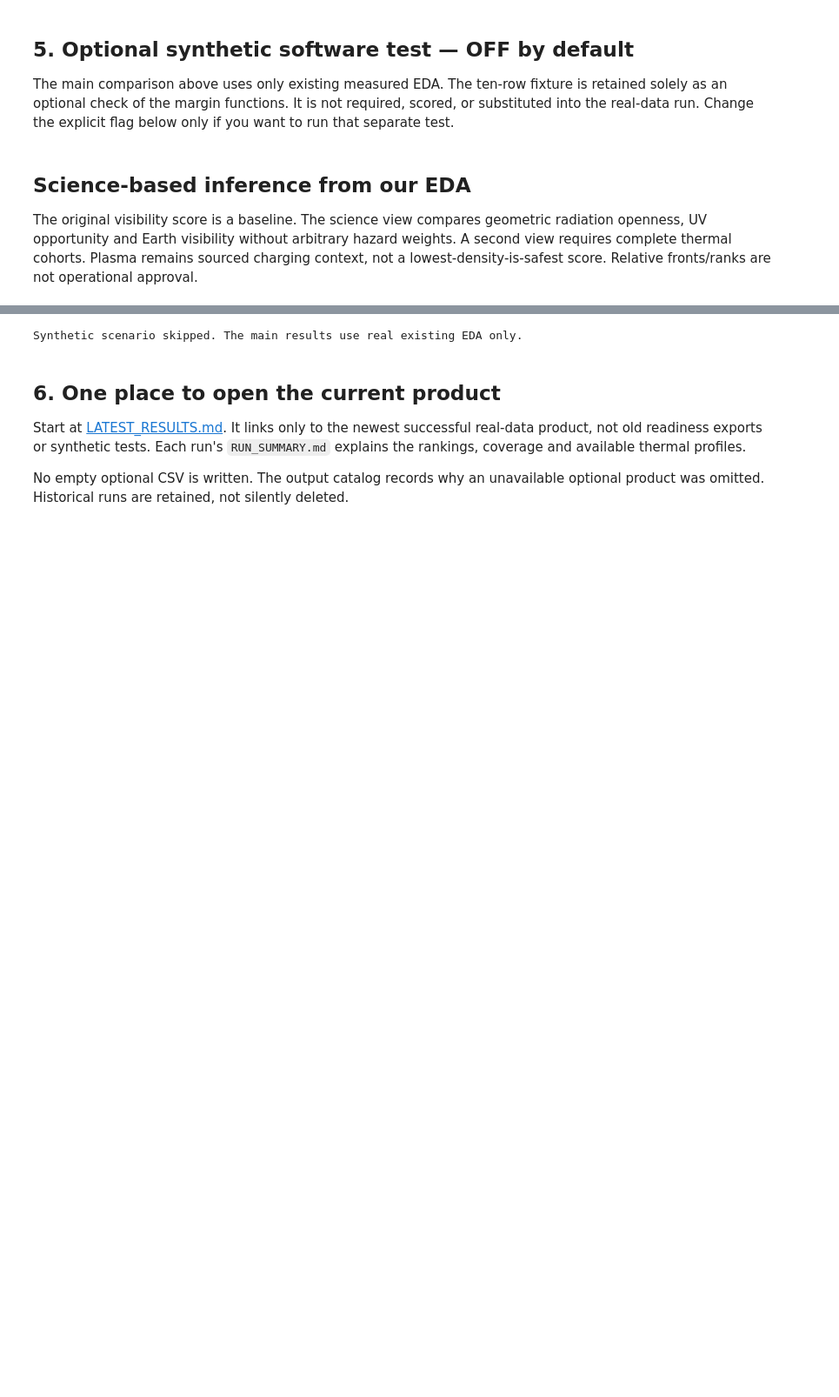
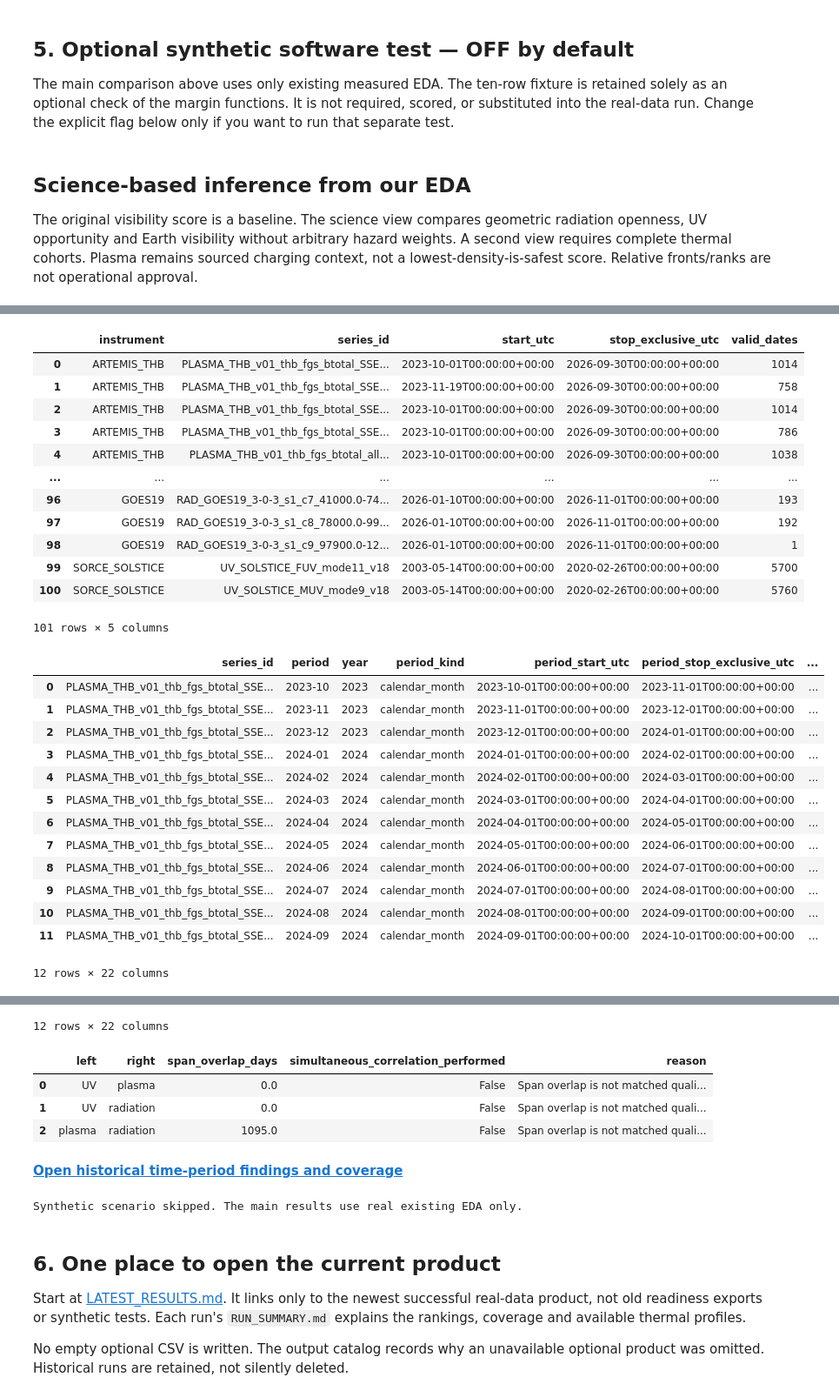
Before and after one commit to LRXA2/NASA-Space-Apps-Challenge-2026, a Jupyter notebook: darrel stuff/Pipeline_Proto/Dar_028_environment_pipeline.ipynb, the cells around one changed output, grey strips where cells are left out. Shown at 87% size. Drawn from its saved outputs; the diff is of its cells as text; code cells hidden in the pictures; blank space fills up the shorter version.

Commit message:
[Env Time point] - Updated EDA and pipeline with Time period

```diff
--- a/darrel stuff/Pipeline_Proto/Dar_028_environment_pipeline.ipynb
+++ b/darrel stuff/Pipeline_Proto/Dar_028_environment_pipeline.ipynb
@@ -345,0 +353,46 @@ else:
+# %%
+temporal = report.get("evidence_rules", {}).get("temporal_context")
+if temporal:
+    temporal_root = comparison_run / "evidence_context/sources/temporal"
+    temporal_support = pd.read_csv(temporal_root / "temporal_support.csv")
+    temporal_monthly = pd.read_csv(temporal_root / "monthly_context.csv")
+    temporal_quarterly = pd.read_csv(temporal_root / "quarterly_context.csv")
+    assert temporal["new_scored_factors"] == 0
+    assert temporal["candidate_operational_conclusion"] == "Unknown"
+    assert not temporal_monthly.loc[temporal_monthly.valid_days.eq(0), "median_of_daily_medians"].notna().any()
+    assert temporal_quarterly.period_kind.eq("calendar_quarter").all()
+    display(temporal_support[["instrument", "series_id", "start_utc", "stop_exclusive_utc", "valid_dates"]])
+    display(temporal_monthly.head(12))
+    display(temporal_quarterly.head(12))
+    display(pd.read_csv(temporal_root / "cross_dataset_overlap.csv"))
+    display(Markdown("**[Open historical time-period findings and coverage](" + (comparison_run / temporal["entry_point"]).relative_to(SOURCE).as_posix() + ")**"))
+else:
+    print("No temporal extension configured; no time-series evidence fabricated.")
+# %% [output]
+|  | instrument | series_id | start_utc | stop_exclusive_utc | valid_dates |
+| 0 | ARTEMIS_THB | PLASMA_THB_v01_thb_fgs_btotal_SSE... | 2023-10-01T00:00:00+00:00 | 2026-09-30T00:00:00+00:00 | 1014 |
+| 1 | ARTEMIS_THB | PLASMA_THB_v01_thb_fgs_btotal_SSE... | 2023-11-19T00:00:00+00:00 | 2026-09-30T00:00:00+00:00 | 758 |
+| 2 | ARTEMIS_THB | PLASMA_THB_v01_thb_fgs_btotal_SSE... | 2023-10-01T00:00:00+00:00 | 2026-09-30T00:00:00+00:00 | 1014 |
+| 3 | ARTEMIS_THB | PLASMA_THB_v01_thb_fgs_btotal_SSE... | 2023-10-01T00:00:00+00:00 | 2026-09-30T00:00:00+00:00 | 786 |
+| 4 | ARTEMIS_THB | PLASMA_THB_v01_thb_fgs_btotal_all... | 2023-10-01T00:00:00+00:00 | 2026-09-30T00:00:00+00:00 | 1038 |
+| ... | ... | ... | ... | ... | ... |
+| 96 | GOES19 | RAD_GOES19_3-0-3_s1_c7_41000.0-74... | 2026-01-10T00:00:00+00:00 | 2026-11-01T00:00:00+00:00 | 193 |
+| 97 | GOES19 | RAD_GOES19_3-0-3_s1_c8_78000.0-99... | 2026-01-10T00:00:00+00:00 | 2026-11-01T00:00:00+00:00 | 192 |
+| 98 | GOES19 | RAD_GOES19_3-0-3_s1_c9_97900.0-12... | 2026-01-10T00:00:00+00:00 | 2026-11-01T00:00:00+00:00 | 1 |
+| 99 | SORCE_SOLSTICE | UV_SOLSTICE_FUV_mode11_v18 | 2003-05-14T00:00:00+00:00 | 2020-02-26T00:00:00+00:00 | 5700 |
+| 100 | SORCE_SOLSTICE | UV_SOLSTICE_MUV_mode9_v18 | 2003-05-14T00:00:00+00:00 | 2020-02-26T00:00:00+00:00 | 5760 |
+101 rows × 5 columns
+|  | series_id | period | year | period_kind | period_start_utc | period_stop_exclusive_utc | ... |
+| 0 | PLASMA_THB_v01_thb_fgs_btotal_SSE... | 2023-10 | 2023 | calendar_month | 2023-10-01T00:00:00+00:00 | 2023-11-01T00:00:00+00:00 | ... |
+| 1 | PLASMA_THB_v01_thb_fgs_btotal_SSE... | 2023-11 | 2023 | calendar_month | 2023-11-01T00:00:00+00:00 | 2023-12-01T00:00:00+00:00 | ... |
+| 2 | PLASMA_THB_v01_thb_fgs_btotal_SSE... | 2023-12 | 2023 | calendar_month | 2023-12-01T00:00:00+00:00 | 2024-01-01T00:00:00+00:00 | ... |
+| 3 | PLASMA_THB_v01_thb_fgs_btotal_SSE... | 2024-01 | 2024 | calendar_month | 2024-01-01T00:00:00+00:00 | 2024-02-01T00:00:00+00:00 | ... |
+| 4 | PLASMA_THB_v01_thb_fgs_btotal_SSE... | 2024-02 | 2024 | calendar_month | 2024-02-01T00:00:00+00:00 | 2024-03-01T00:00:00+00:00 | ... |
+| 5 | PLASMA_THB_v01_thb_fgs_btotal_SSE... | 2024-03 | 2024 | calendar_month | 2024-03-01T00:00:00+00:00 | 2024-04-01T00:00:00+00:00 | ... |
+| 6 | PLASMA_THB_v01_thb_fgs_btotal_SSE... | 2024-04 | 2024 | calendar_month | 2024-04-01T00:00:00+00:00 | 2024-05-01T00:00:00+00:00 | ... |
+| 7 | PLASMA_THB_v01_thb_fgs_btotal_SSE... | 2024-05 | 2024 | calendar_month | 2024-05-01T00:00:00+00:00 | 2024-06-01T00:00:00+00:00 | ... |
+| 8 | PLASMA_THB_v01_thb_fgs_btotal_SSE... | 2024-06 | 2024 | calendar_month | 2024-06-01T00:00:00+00:00 | 2024-07-01T00:00:00+00:00 | ... |
+| 9 | PLASMA_THB_v01_thb_fgs_btotal_SSE... | 2024-07 | 2024 | calendar_month | 2024-07-01T00:00:00+00:00 | 2024-08-01T00:00:00+00:00 | ... |
+| 10 | PLASMA_THB_v01_thb_fgs_btotal_SSE... | 2024-08 | 2024 | calendar_month | 2024-08-01T00:00:00+00:00 | 2024-09-01T00:00:00+00:00 | ... |
+| 11 | PLASMA_THB_v01_thb_fgs_btotal_SSE... | 2024-09 | 2024 | calendar_month | 2024-09-01T00:00:00+00:00 | 2024-10-01T00:00:00+00:00 | ... |
+12 rows × 22 columns
@@ -346,3 +412,9 @@ else:
+12 rows × 22 columns
+|  | left | right | span_overlap_days | simultaneous_correlation_performed | reason |
+| 0 | UV | plasma | 0.0 | False | Span overlap is not matched quali... |
+| 1 | UV | radiation | 0.0 | False | Span overlap is not matched quali... |
+| 2 | plasma | radiation | 1095.0 | False | Span overlap is not matched quali... |
+**[Open historical time-period findings and coverage](outputs/environment_comparison/20261109T184313460859Z_732b52/evidence_context/TEMPORAL_CONTEXT.md)**
 # %%
 RUN_SYNTHETIC_TEST = False
 if RUN_SYNTHETIC_TEST:
```
Also changed, not shown: parts of 5 cells of this notebook, 17 other files.
